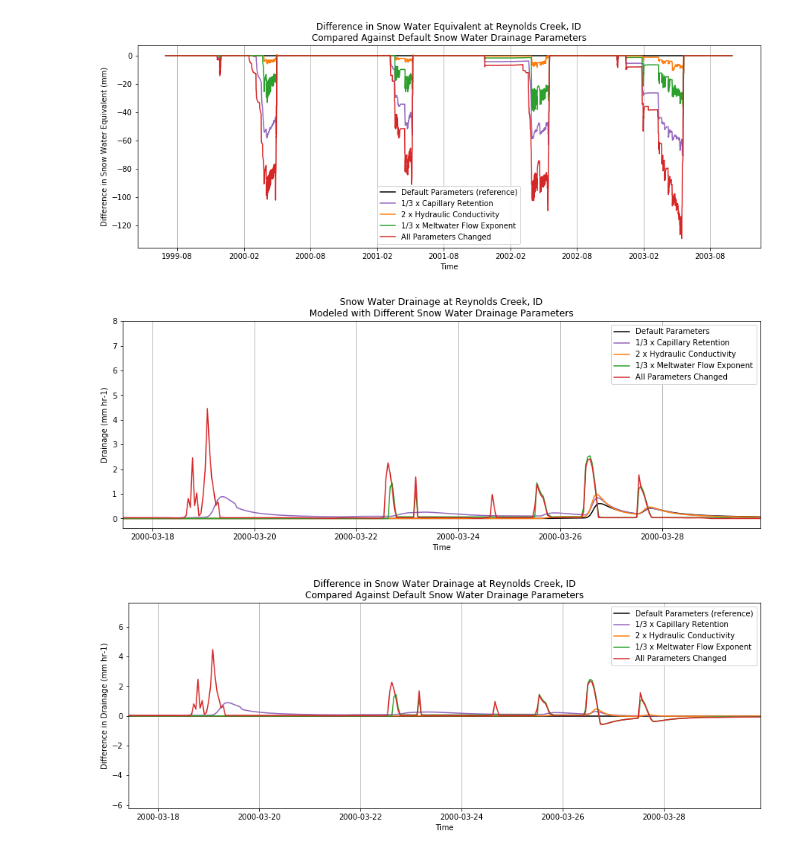
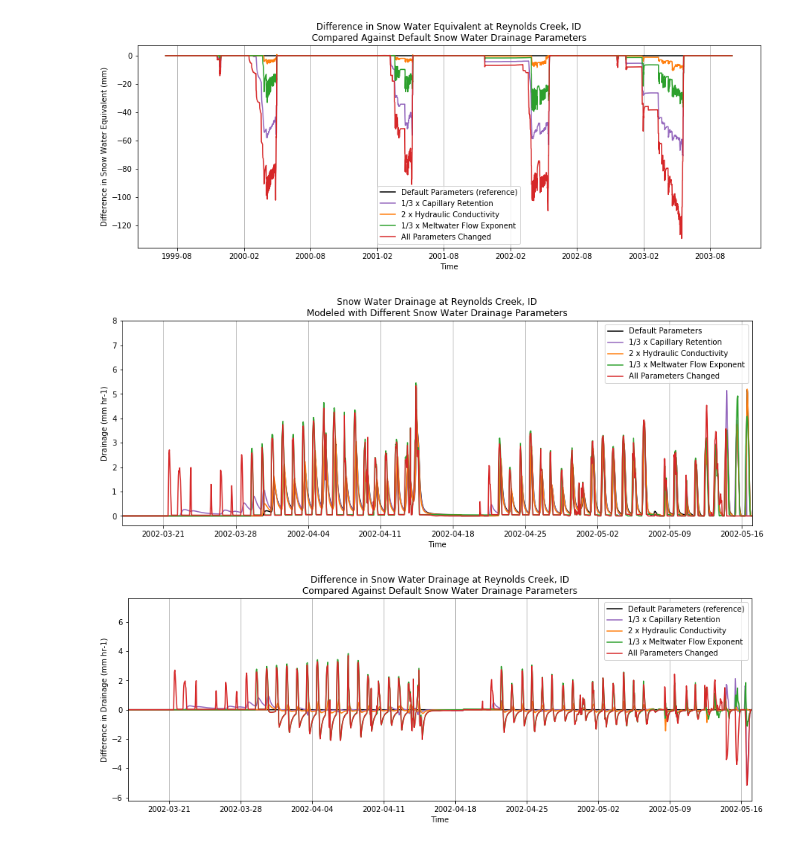
Before and after one commit to spestana/snowhydro-summa, a Jupyter notebook: homework_1/homework_1_F_exercise_3.ipynb, the cells around one changed output. Cells and saved outputs as stored; diff of their text form; code cells hidden in the pictures.

Commit message:
Change how I filter dates for plots

```diff
--- a/homework_1/homework_1_F_exercise_3.ipynb
+++ b/homework_1/homework_1_F_exercise_3.ipynb
@@ -319,38 +319,40 @@ changeAll_drainage = ds_drainage_changeAll.scalarSnowDrainage.isel(hru=0)*1000*3
 
 # Set start and end indices for plotting different time periods
 #start = 0; end = len(default_drainage.time.data)-1 # entire time period
-start = 6250; end = 6550; # early melt - March, 2000
+#start = 6250; end = 6550; # early melt - March, 2000
 #start = 6700; end = 6800; # middle melt - April, 2000
 #start = 7200; end = 7400; # late melt - May, 2000
-
+start = '2002-03-17T00:00:00'; end = '2002-05-17T00:00:00' # March 17 - May 17, 2002
 
 # Plot snow water drainage over time:
 plt.figure(figsize=(15,5))
 plt.title("Snow Water Drainage at Reynolds Creek, ID\nModeled with Different Snow Water Drainage Parameters")
 plt.plot(default_drainage.time,default_drainage,'-k',label="Default Parameters")
 plt.plot(fcapil_drainage.time,fcapil_drainage,'tab:purple',label="1/3 x Capillary Retention")
 plt.plot(ksnow_drainage.time,ksnow_drainage,'tab:orange',label="2 x Hydraulic Conductivity")
 plt.plot(mwexp_drainage.time,mwexp_drainage,'tab:green',label="1/3 x Meltwater Flow Exponent")
 plt.plot(changeAll_drainage.time,changeAll_drainage,'tab:red',label="All Parameters Changed")
 ax = plt.gca(); ax.xaxis.grid(True)
 plt.legend()
 plt.xlabel("Time");
 plt.ylabel("Drainage (mm hr-1)");
-plt.xlim(((default_drainage.time.data[start],default_drainage.time.data[end])));
+#plt.xlim(((default_drainage.time.data[start],default_drainage.time.data[end])));
+plt.xlim((start,end));
 
 # Plot delta snow water drainage over time:
 plt.figure(figsize=(15,5))
 plt.title("Difference in Snow Water Drainage at Reynolds Creek, ID\nCompared Against Default Snow Water Drainage Parameters")
 plt.plot(default_drainage.time,default_drainage-default_drainage,'-k',label="Default Parameters (reference)")
 plt.plot(fcapil_drainage.time,fcapil_drainage-default_drainage,'tab:purple',label="1/3 x Capillary Retention")
 plt.plot(ksnow_drainage.time,ksnow_drainage-default_drainage,'tab:orange',label="2 x Hydraulic Conductivity")
 plt.plot(mwexp_drainage.time,mwexp_drainage-default_drainage,'tab:green',label="1/3 x Meltwater Flow Exponent")
 plt.plot(changeAll_drainage.time,changeAll_drainage-default_drainage,'tab:red',label="All Parameters Changed")
 ax = plt.gca(); ax.xaxis.grid(True)
 plt.legend()
 plt.xlabel("Time");
 plt.ylabel("Difference in Drainage (mm hr-1)");
-plt.xlim(((default_drainage.time.data[start],default_drainage.time.data[end])));
+#plt.xlim(((default_drainage.time.data[start],default_drainage.time.data[end])));
+plt.xlim((start,end));
 # %% [output]
-[figure, old version]
+[figure, new version]
-[figure, old version]
+[figure, new version]
```
Also changed, not shown: parts of 6 cells of this notebook, 1 other file.
